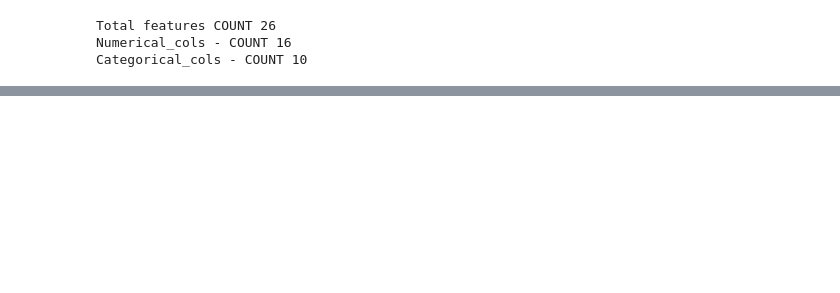
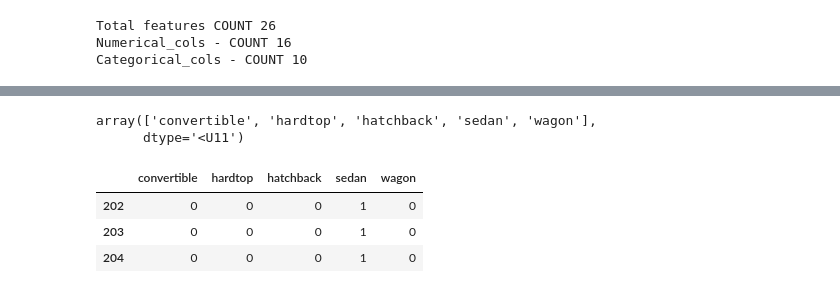
Before and after one commit to venkatesh-manikumar/Python_learnings, a Jupyter notebook: Preprocessing.ipynb, the cells around one changed output, grey strips where cells are left out. Cells and saved outputs as stored; diff of their text form; code cells hidden in the pictures; blank space fills up the shorter version.

```diff
--- a/Preprocessing.ipynb
+++ b/Preprocessing.ipynb
@@ -291,0 +385,3 @@ Categorical_cols - COUNT 10
+# %%
+lb_style = LabelBinarizer()
+type(lb_style)
@@ -291,0 +390,4 @@ Categorical_cols - COUNT 10
+# %%
+lb_result = lb_style.fit_transform(raw['body_style']) # Learning Process
+print(type(lb_result))
+lb_result
@@ -291,0 +403,12 @@ Categorical_cols - COUNT 10
+# %%
+lb_style.classes_
+# %% [output]
+array(['convertible', 'hardtop', 'hatchback', 'sedan', 'wagon'],
+      dtype='<U11')
+# %%
+pd.DataFrame(lb_result ,columns= lb_style.classes_).tail(3)
+# %% [output]
+|  | convertible | hardtop | hatchback | sedan | wagon |
+| 202 | 0 | 0 | 0 | 1 | 0 |
+| 203 | 0 | 0 | 0 | 1 | 0 |
+| 204 | 0 | 0 | 0 | 1 | 0 |
```
Also changed, not shown: parts of 17 cells of this notebook.
